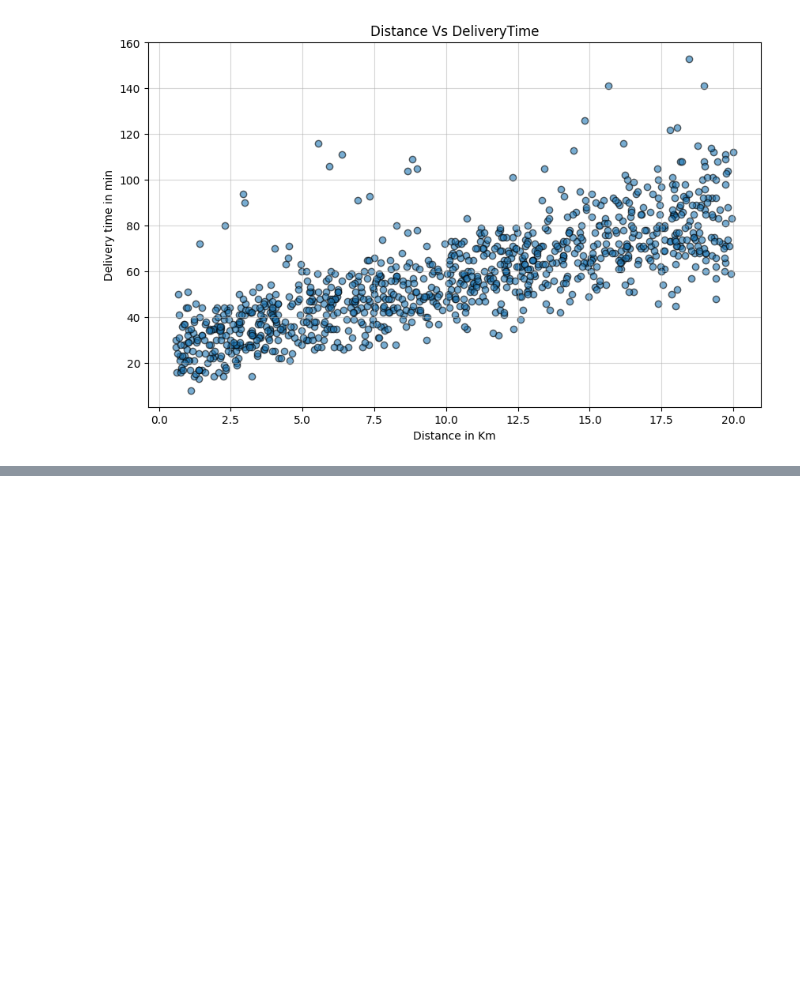
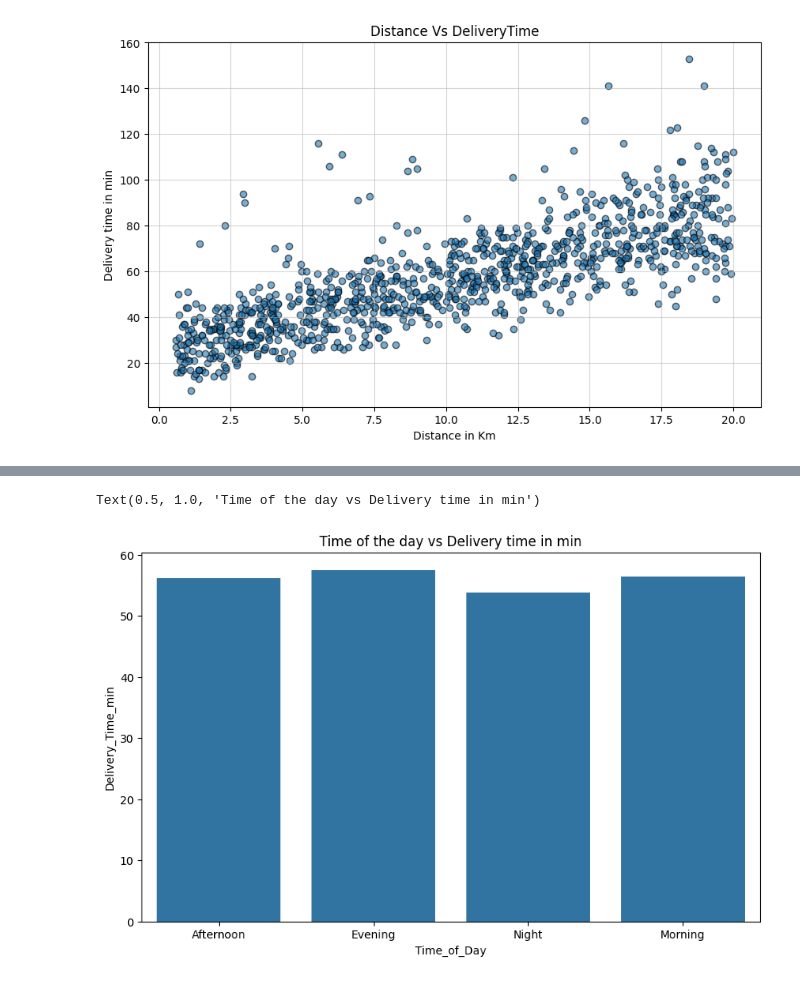
Before and after one commit to aiml-gowtham/MachineLearning, a Jupyter notebook: LinearRegression.ipynb, the cells around one changed output, grey strips where cells are left out. Cells and saved outputs as stored; diff of their text form; code cells hidden in the pictures; blank space fills up the shorter version.

```diff
--- a/LinearRegression.ipynb
+++ b/LinearRegression.ipynb
@@ -235 +156,8 @@ Text(0.5, 1.0, 'Weather vs Delivery time')
 [figure]
+# %%
+plt.figure(figsize=(10,6))
+sns.barplot(x='Time_of_Day', y='Delivery_Time_min', data=df1, errorbar=None)
+plt.title("Time of the day vs Delivery time in min")
+# %% [output]
+Text(0.5, 1.0, 'Time of the day vs Delivery time in min')
+[figure, added]
```
Also changed, not shown: parts of 22 cells of this notebook.
